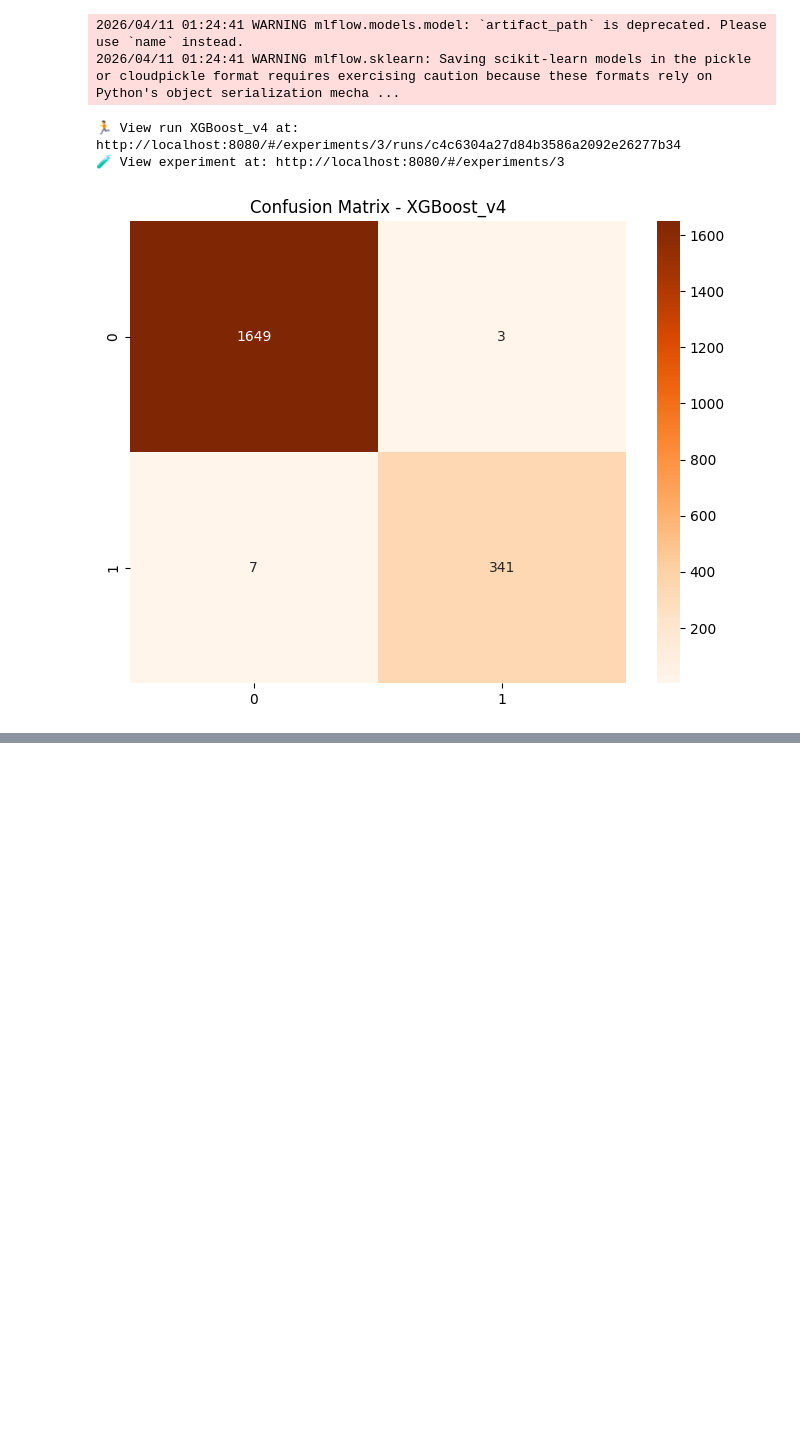
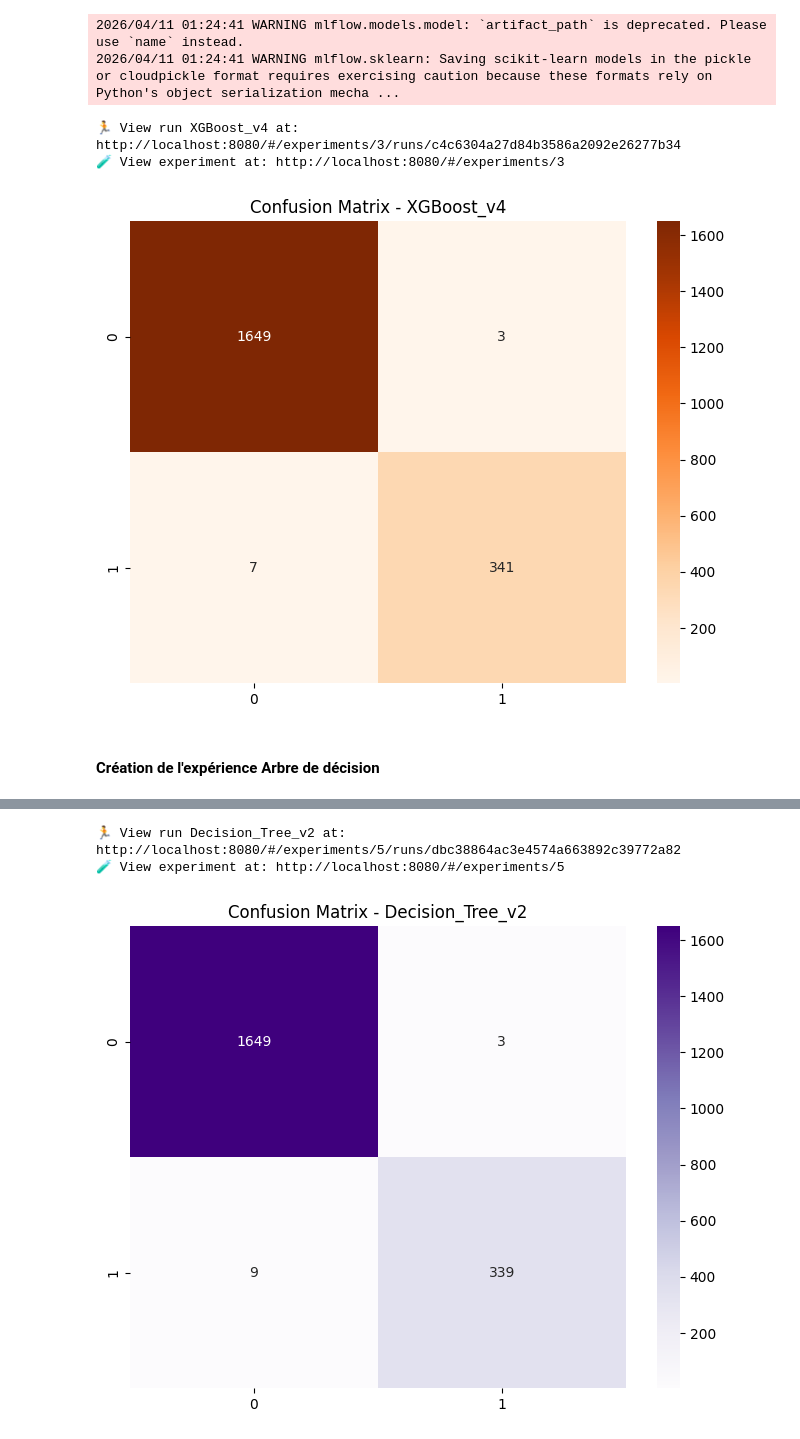
Before and after one commit to LEONARDO-Quant/Projet_MLOps, a Jupyter notebook: Notebook.ipynb, the cells around one changed output, grey strips where cells are left out. Saved outputs shown, nothing was run; the diff lists cells and outputs as text; code cells hidden in the pictures; blank space fills up the shorter version.

Commit message:
Tree model

```diff
--- a/Notebook.ipynb
+++ b/Notebook.ipynb
@@ -284,3 +285,52 @@ plt.show()
 🏃 View run XGBoost_v4 at: http://localhost:8080/#/experiments/3/runs/c4c6304a27d84b3586a2092e26277b34
 🧪 View experiment at: http://localhost:8080/#/experiments/3
 [figure]
+# %% [markdown]
+#### **Création de l'expérience Arbre de décision**
+# %%
+# 2. Configuration de l'expérience
+tree_experiment = mlflow.set_experiment("Decision_Tree")
+run_name = "Decision_Tree_v2"
+artifact_path = "tree_v2"
+
+# 3. Hyperparamètres (Attention à l'overfitting avec les arbres seuls)
+params = {
+    "criterion": "gini",
+    "max_depth": 6,
+    "min_samples_split": 10,
+    "random_state": 888
+}
+
+# 4. Initialisation et entraînement
+tree_model = DecisionTreeClassifier(**params)
+tree_model.fit(X_train_scaled, y_train)
+
+# Prédictions
+y_pred = tree_model.predict(X_test_scaled)
+y_probs = tree_model.predict_proba(X_test_scaled)[:, 1]
+
+# --- Calcul des métriques ---
+accuracy = accuracy_score(y_test, y_pred)
+roc_auc = roc_auc_score(y_test, y_probs)
+f1 = f1_score(y_test, y_pred)
+precision = precision_score(y_test, y_pred)
+recall = recall_score(y_test, y_pred)
+metrics = {"accuracy" : accuracy, "precision": precision, "recall": recall, "roc_auc": roc_auc, "f1": f1}
+
+# --- Graphique (Matrice de Confusion) ---
+conf_matrix = confusion_matrix(y_test, y_pred)
+fig, ax = plt.subplots(figsize=(8, 6))
+sns.heatmap(conf_matrix, annot=True, fmt='d', cmap='Purples', ax=ax) # Couleur Pourpre pour l'arbre
+ax.set_title(f'Confusion Matrix - {run_name}')
+
+# --- MLflow ---
+if mlflow.active_run():
+    mlflow.end_run()
+
+with mlflow.start_run(run_name=run_name) as run:
+    mlflow.log_params(params)
+    mlflow.log_metrics(metrics)
+    mlflow.sklearn.log_model(sk_model=tree_model, input_example=X_test_scaled, artifact_path=artifact_path)
+
+plt.show()
+# %% [output]
@@ -286,0 +339,3 @@ plt.show()
+🏃 View run Decision_Tree_v2 at: http://localhost:8080/#/experiments/5/runs/dbc38864ac3e4574a663892c39772a82
+🧪 View experiment at: http://localhost:8080/#/experiments/5
+[figure, added]
```
Also changed, not shown: parts of 2 cells of this notebook, 1 other file.
